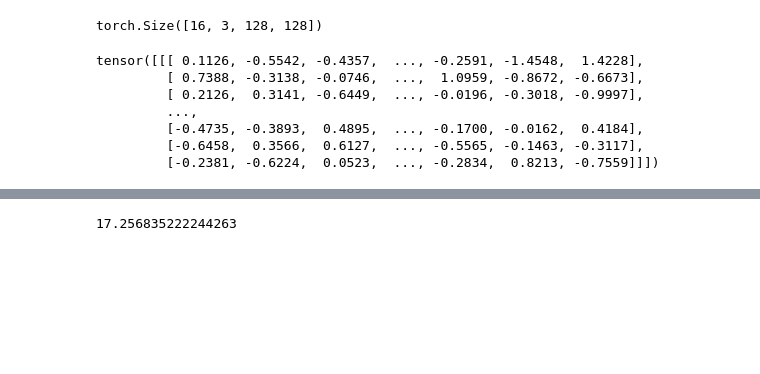
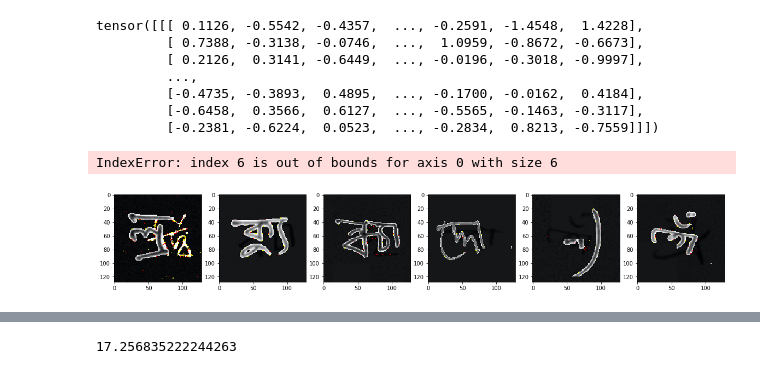
Before and after one commit to Julienbeaulieu/kaggle-computer-vision-competition, a Jupyter notebook: notebooks/cutmix_mixup.ipynb, the cells around one changed output, grey strips where cells are left out. Cells and saved outputs as stored; diff of their text form; code cells hidden in the pictures; blank space fills up the shorter version.

```diff
--- a/notebooks/cutmix_mixup.ipynb
+++ b/notebooks/cutmix_mixup.ipynb
@@ -56,3 +43,3 @@ val_dataset = BengaliDataset(val_data, cfg.DATASET, True)
 # %%
 collator = BengaliDataBatchCollator()
-val_loader = DataLoader(val_dataset, batch_size=16, shuffle=True, collate_fn=collator, num_workers=1)
+train_loader = DataLoader(train_dataset, batch_size=16, shuffle=True, collate_fn=collator, num_workers=1)
@@ -61,9 +46,9 @@ itr = iter(val_loader)
+# %%
+train_itr = iter(train_loader)
 # %%
 mean = [0.4, 0.2, 0.3]
 a = torch.randn((16,3,128,128))
-a.shape
+a
-# %% [output]
-torch.Size([16, 3, 128, 128])
 # %%
 a.mean(1)[:,None,:,:][1]
 # %% [output]
@@ -74,3 +59,21 @@ tensor([[[ 0.1126, -0.5542, -0.4357,  ..., -0.2591, -1.4548,  1.4228],
          [-0.4735, -0.3893,  0.4895,  ..., -0.1700, -0.0162,  0.4184],
          [-0.6458,  0.3566,  0.6127,  ..., -0.5565, -0.1463, -0.3117],
          [-0.2381, -0.6224,  0.0523,  ..., -0.2834,  0.8213, -0.7559]]])
+# %%
+solver_cfg = cfg.MODEL.SOLVER
+mixup_augmenter = MixupAugmenter(solver_cfg.MIXUP)
+# %%
+inputs, labels = next(train_itr)
+input_data, labels = mixup_augmenter(inputs, labels)
+imgs = input_data.permute([0,2,3,1])
+imgs = imgs.numpy()
+imgs = ((imgs  * cfg.DATASET.NORMALIZE_STD)  + cfg.DATASET.NORMALIZE_MEAN) * 255
+imgs= imgs.astype(np.uint8)
+# %%
+fig, axs = plt.subplots(1, 6, figsize=(20, 3))
+
+for i,img in enumerate(imgs):
+    axs[i].imshow(img)
+# %% [output]
+IndexError: index 6 is out of bounds for axis 0 with size 6
+[figure, added]
```
Also changed, not shown: parts of 8 cells of this notebook, 3 other files.
